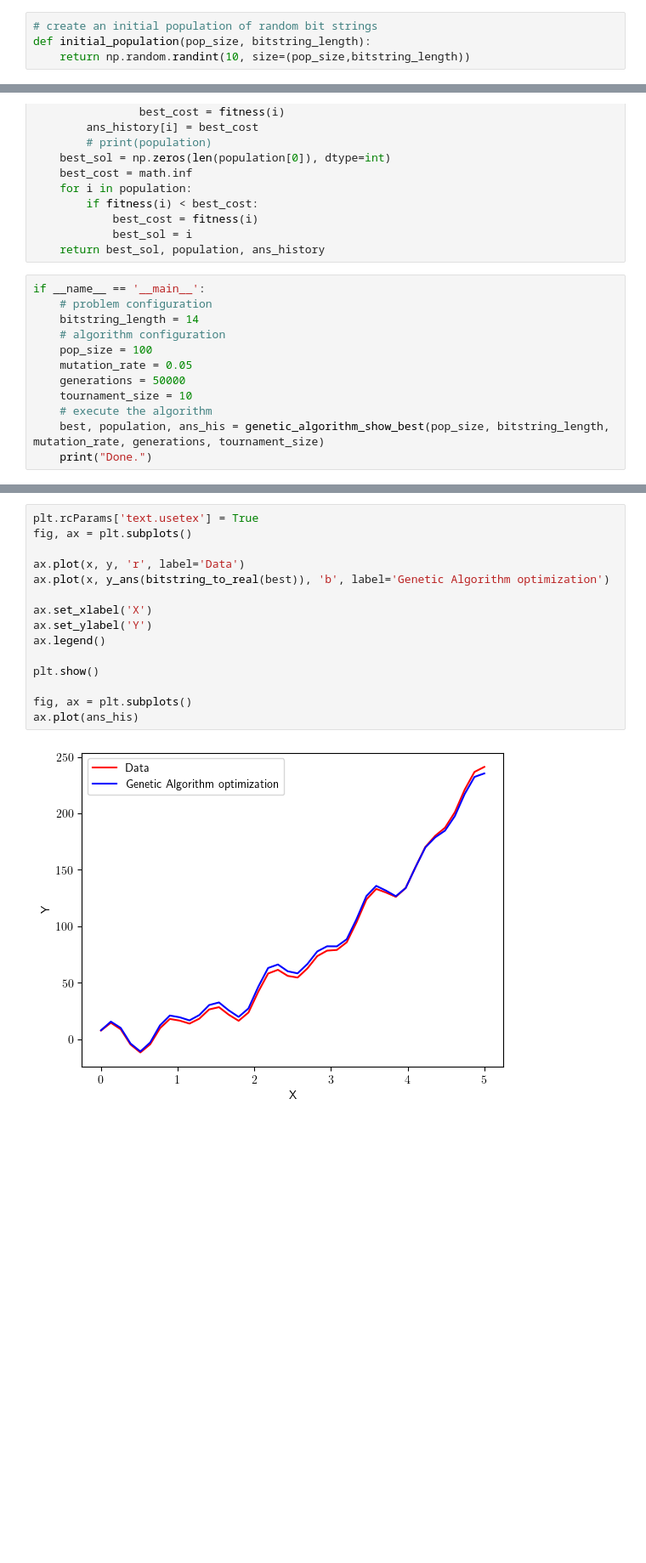
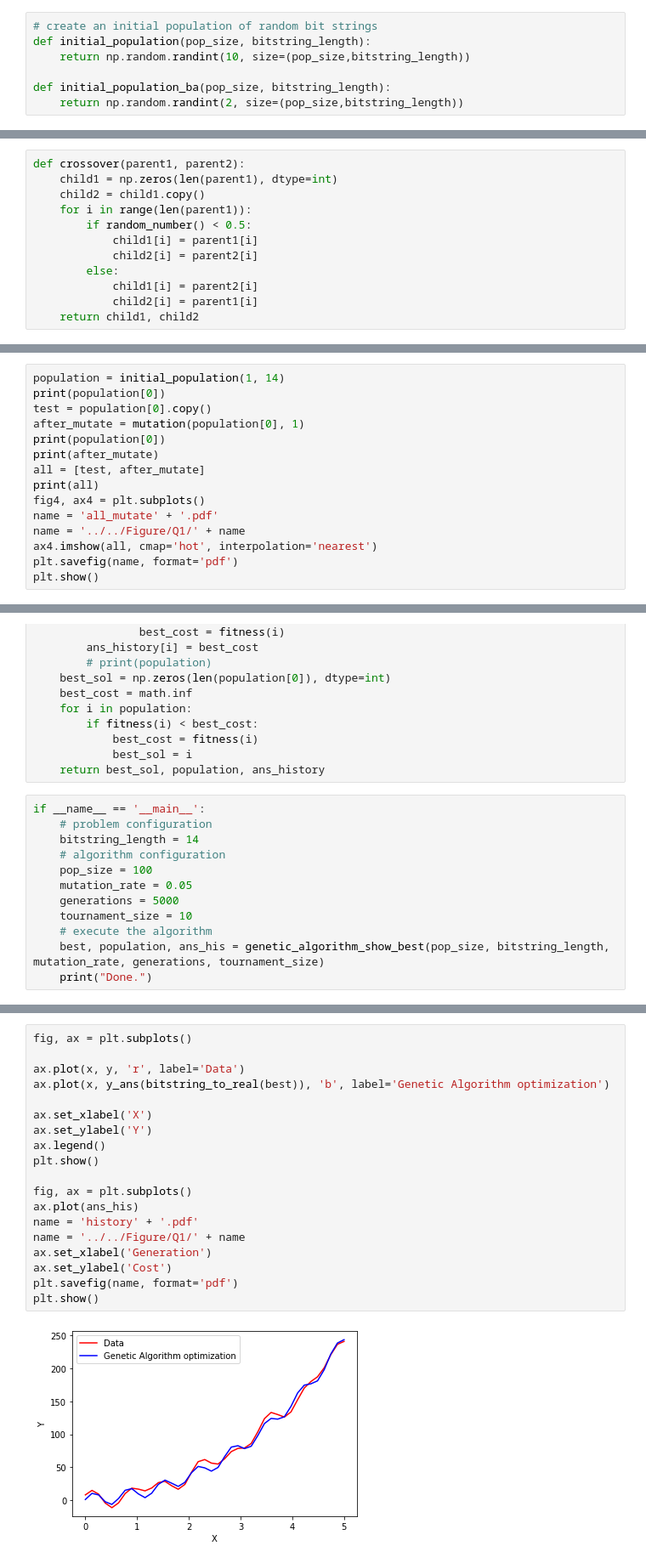
Before and after one commit to alibaniasad1999/Heuristic-optimization-algorithms, a Jupyter notebook: HW3/Code/Q1/ga.ipynb, the cells around one changed output, grey strips where cells are left out. Shown: that part at 85% size. Cells and saved outputs as stored; diff of their text form; blank space fills up the shorter version.

```diff
--- a/HW3/Code/Q1/ga.ipynb
+++ b/HW3/Code/Q1/ga.ipynb
@@ -63,6 +70,9 @@ def bitstring_to_real(bitstring):
 # create an initial population of random bit strings
 def initial_population(pop_size, bitstring_length):
     return np.random.randint(10, size=(pop_size,bitstring_length))
+
+def initial_population_ba(pop_size, bitstring_length):
+    return np.random.randint(2, size=(pop_size,bitstring_length))
 # %%
 # calculate the fitness of a bit string, higher is better
 def fitness(bitstring):
@@ -106,6 +116,18 @@ def one_point_crossover(parent1, parent2):
         child1 = parent1.copy()
         child2 = parent2.copy()
     return [child1, child2]
+# %%
+def crossover(parent1, parent2):
+    child1 = np.zeros(len(parent1), dtype=int)
+    child2 = child1.copy()
+    for i in range(len(parent1)):
+        if random_number() < 0.5:
+            child1[i] = parent1[i]
+            child2[i] = parent2[i]
+        else:
+            child1[i] = parent2[i]
+            child2[i] = parent1[i]
+    return child1, child2
 # %%
 # mutate an individual
 def mutation(bitstring, mutation_rate):
@@ -223,0 +334,15 @@ plt.show()
+# %%
+population = initial_population(1, 14)
+print(population[0])
+test = population[0].copy()
+after_mutate = mutation(population[0], 1)
+print(population[0])
+print(after_mutate)
+all = [test, after_mutate]
+print(all)
+fig4, ax4 = plt.subplots()
+name = 'all_mutate' + '.pdf'
+name = '../../Figure/Q1/' + name
+ax4.imshow(all, cmap='hot', interpolation='nearest')
+plt.savefig(name, format='pdf')
+plt.show()
@@ -275,7 +406,7 @@ if __name__ == '__main__':
     # algorithm configuration
     pop_size = 100
     mutation_rate = 0.05
-    generations = 50000
+    generations = 5000
     tournament_size = 10
     # execute the algorithm
     best, population, ans_his = genetic_algorithm_show_best(pop_size, bitstring_length, mutation_rate, generations, tournament_size)
@@ -301,17 +432,21 @@ Generat
 # %%
-plt.rcParams['text.usetex'] = True
 fig, ax = plt.subplots()
 
 ax.plot(x, y, 'r', label='Data')
 ax.plot(x, y_ans(bitstring_to_real(best)), 'b', label='Genetic Algorithm optimization')
 
 ax.set_xlabel('X')
 ax.set_ylabel('Y')
 ax.legend()
-
 plt.show()
 
 fig, ax = plt.subplots()
 ax.plot(ans_his)
+name = 'history' + '.pdf'
+name = '../../Figure/Q1/' + name
+ax.set_xlabel('Generation')
+ax.set_ylabel('Cost')
+plt.savefig(name, format='pdf')
+plt.show()
 # %% [output]
-[figure, old version]
+[figure, new version]
```
Also changed, not shown: parts of 8 cells of this notebook, 30 other files.
